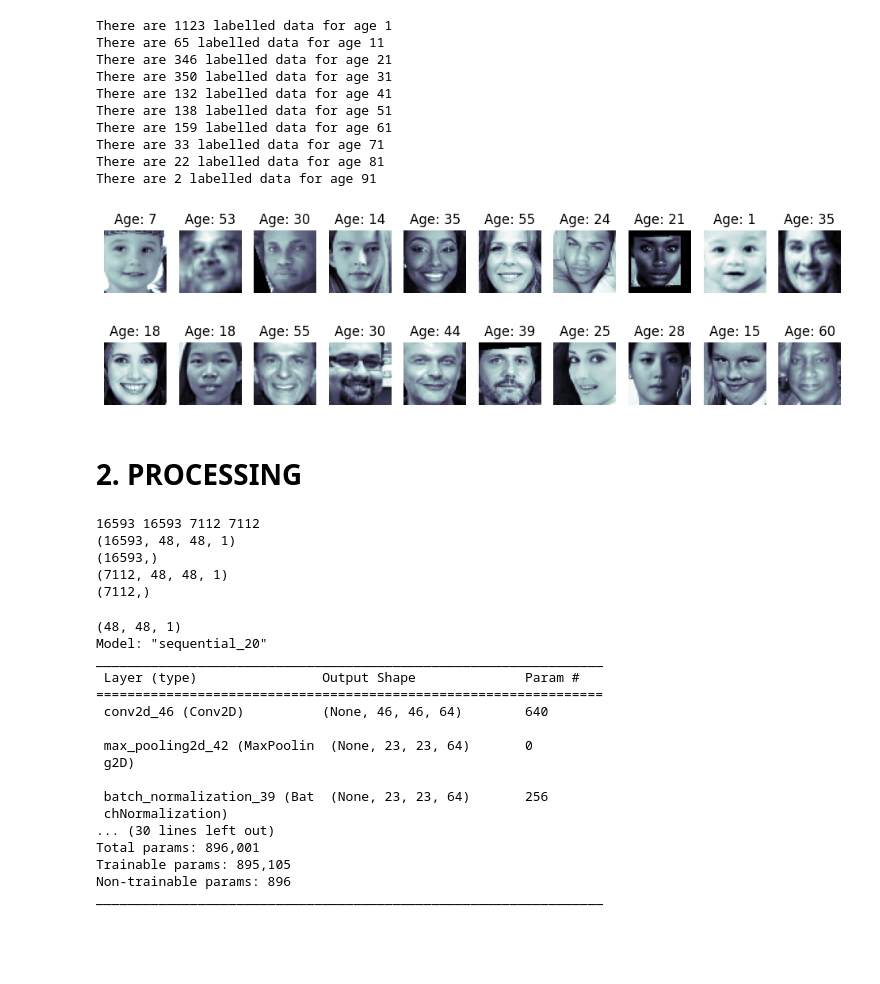
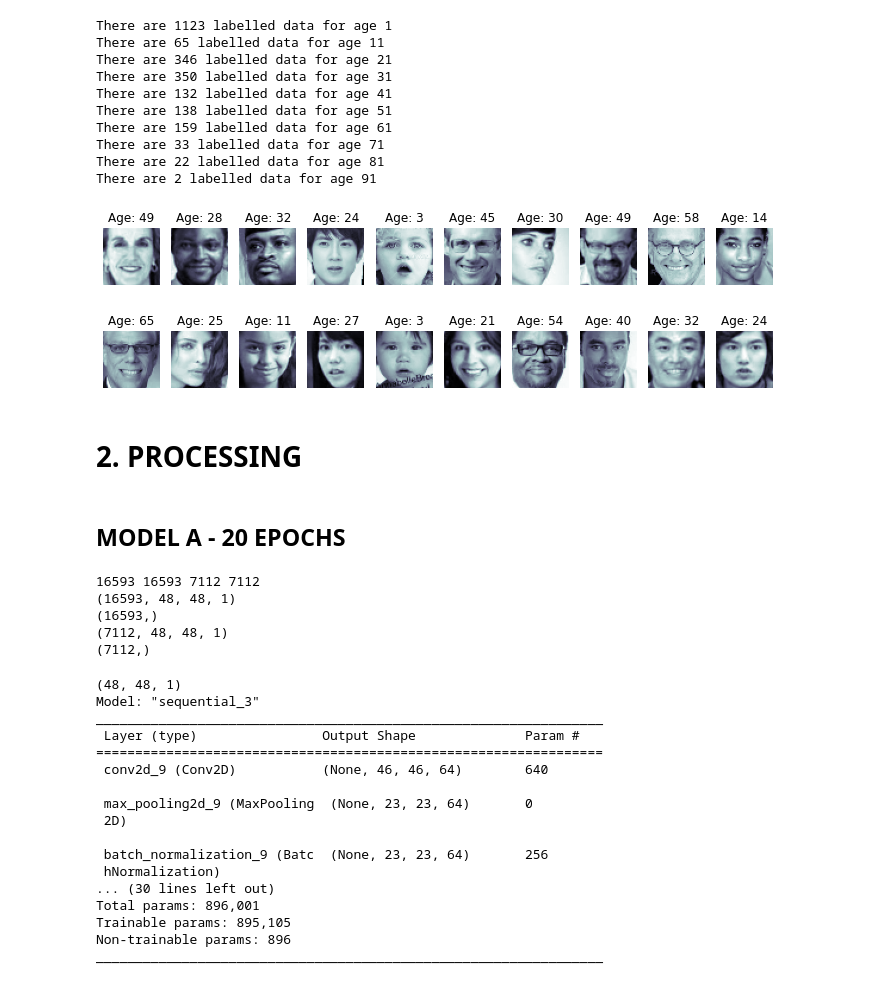
Before and after one commit to sglbl/Age-Prediction, a Jupyter notebook: main.ipynb, the cells around one changed output. Cells and saved outputs as stored; diff of their text form; code cells hidden in the pictures; blank space fills up the shorter version.

Commit message:
Model a epochs 20 and 38

```diff
--- a/main.ipynb
+++ b/main.ipynb
@@ -9,7 +14,7 @@ import numpy as np
 import seaborn
 import matplotlib.pyplot as plt
 # %%
-dataset_path = "datasets/UTK_Data/age_gender.csv"
+dataset_path = "/content/drive/MyDrive/Colab Notebooks/age_gender.csv"
 # Read the dataset of age_gender
 dataFrame = pd.read_csv(dataset_path)
 # %%
@@ -94,21 +99,21 @@ There are 2 labelled data for age 91
 # %%
 # Some images from the dataset
 for i in range(0,2):
     random_image_ids = []
     for i in range(0,10):
         random_image_ids.append(random.randint(0, len(pix_vals)))
 
     figure, axes = plt.subplots(1, 10, figsize=(12, 5))
     for i in range(0, 10):
         age = dataFrame['age'][random_image_ids[i]]
         axes[i].set_title("Age: " + str(age))
-        axes[i].imshow(pix_vals[random_image_ids[i]], cmap='bone') # gray or afmhot are also good
+        axes[i].imshow(pix_vals[random_image_ids[i]][:,:,0], cmap='bone') # gray or afmhot are also good
         axes[i].axis('off')
 
     plt.show()
 # %% [output]
-[figure, old version]
+[figure, new version]
-[figure, old version]
+[figure, new version]
 # %%
 # print(type(np.array(dataFrame['pixels'])))
 # list_pixels = np.array(dataFrame['pixels'].tolist())
@@ -121,3 +130,5 @@ for i in range(0,2):
+# %% [markdown]
+## MODEL A - 20 EPOCHS
 # %%
 # Split the data to train and test
 def shuffle_split_data(X, y):
@@ -158,8 +158,5 @@ from keras.layers import Dense, Conv2D, MaxPooling2D, Flatten, Dropout, BatchNor
 # %%
-#ÇÇ
-# /////////////// CHANGE HERE //////////////////
-
-# Creating model
+# Create model as sequential
 model = keras.Sequential()
 # Adding layers to the model
 print(pix_vals.shape[1:])
@@ -175,37 +172,33 @@ model.add(BatchNormalization())
 
 model.add(Conv2D(256, kernel_size=(3,3), activation='relu'))
 model.add(MaxPooling2D(pool_size=(2,2)))
-model.add(Dropout(0.5))
+model.add(Dropout(0.4))
 model.add(BatchNormalization())
 
 model.add(Flatten())
 model.add(Dense(128, activation='relu'))
-model.add(Dropout(0.4))
+model.add(Dropout(0.3))
 model.add(Dense(1))
 
 model.compile(optimizer='adam',
               loss='mean_squared_error',
-              metrics=['mse'])
+              metrics=['mae'])
 
 
-# Callbacks for age model
-callbacks = [tf.keras.callbacks.EarlyStopping(patience=4, monitor='val_loss', mode='min'),
-             tf.keras.callbacks.ReduceLROnPlateau(patience=2, verbose=1)]
-
 model.summary()
 # %% [output]
 (48, 48, 1)
-Model: "sequential_20"
+Model: "sequential_3"
 _________________________________________________________________
  Layer (type)                Output Shape              Param #
 =================================================================
- conv2d_46 (Conv2D)          (None, 46, 46, 64)        640
+ conv2d_9 (Conv2D)           (None, 46, 46, 64)        640
 
- max_pooling2d_42 (MaxPoolin  (None, 23, 23, 64)       0
- g2D)
+ max_pooling2d_9 (MaxPooling  (None, 23, 23, 64)       0
+ 2D)
 
- batch_normalization_39 (Bat  (None, 23, 23, 64)       256
- chNormalization)
+ batch_normalization_9 (Batc  (None, 23, 23, 64)       256
+ hNormalization)
 ... (30 lines left out)
 Total params: 896,001
 Trainable params: 895,105
```
Also changed, not shown: parts of 20 cells of this notebook.
